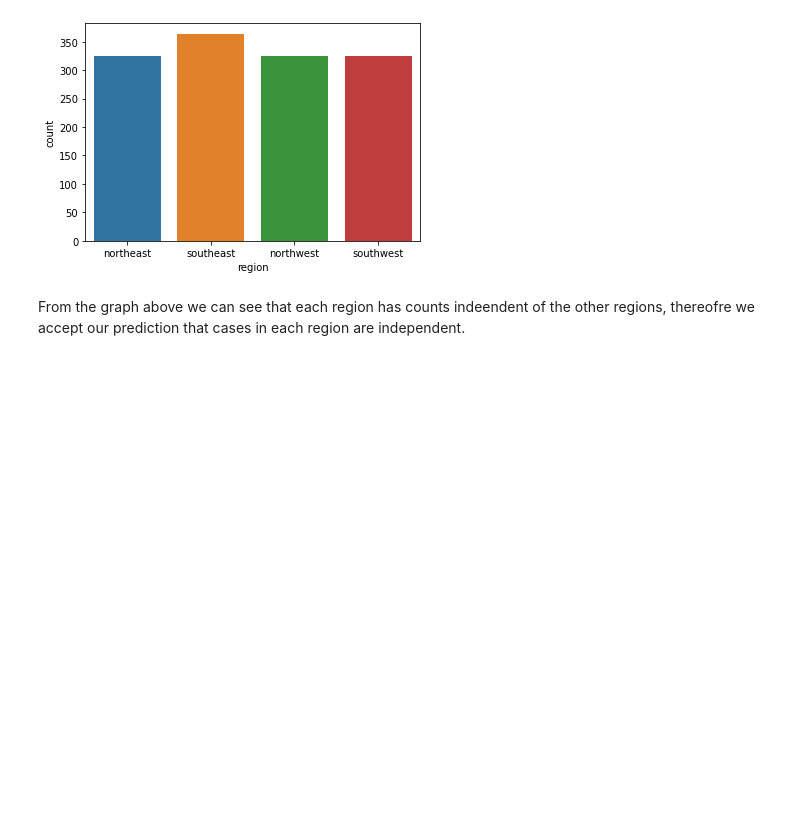
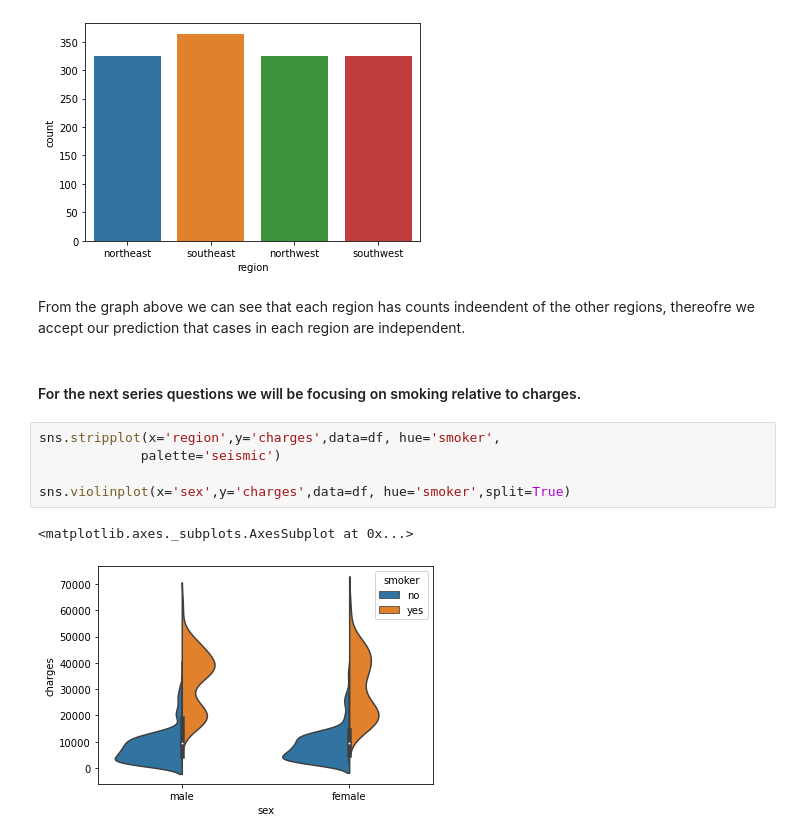
Before and after one commit to data301-2020-winter1/course-project-group_6024, a Jupyter notebook: analysis/submitted/Group Data Analysis.ipynb, the cells around one changed output. Cells and saved outputs as stored; diff of their text form; blank space fills up the shorter version.

```diff
--- a/analysis/submitted/Group Data Analysis.ipynb
+++ b/analysis/submitted/Group Data Analysis.ipynb
@@ -143,3 +149,13 @@ sns.countplot(data=df, x=df["region"])
 [figure]
 # %% [markdown]
 From the graph above we can see that each region has counts indeendent of the other regions, thereofre we accept our prediction that cases in each region are independent.
+# %% [markdown]
+#### For the next series questions we will be focusing on smoking relative to charges.
+# %%
+sns.stripplot(x='region',y='charges',data=df, hue='smoker',
+             palette='seismic')
+
+sns.violinplot(x='sex',y='charges',data=df, hue='smoker',split=True)
+# %% [output]
+<matplotlib.axes._subplots.AxesSubplot at 0x...>
+[figure, added]
```
Also changed, not shown: parts of 8 cells of this notebook, 1 other file.
